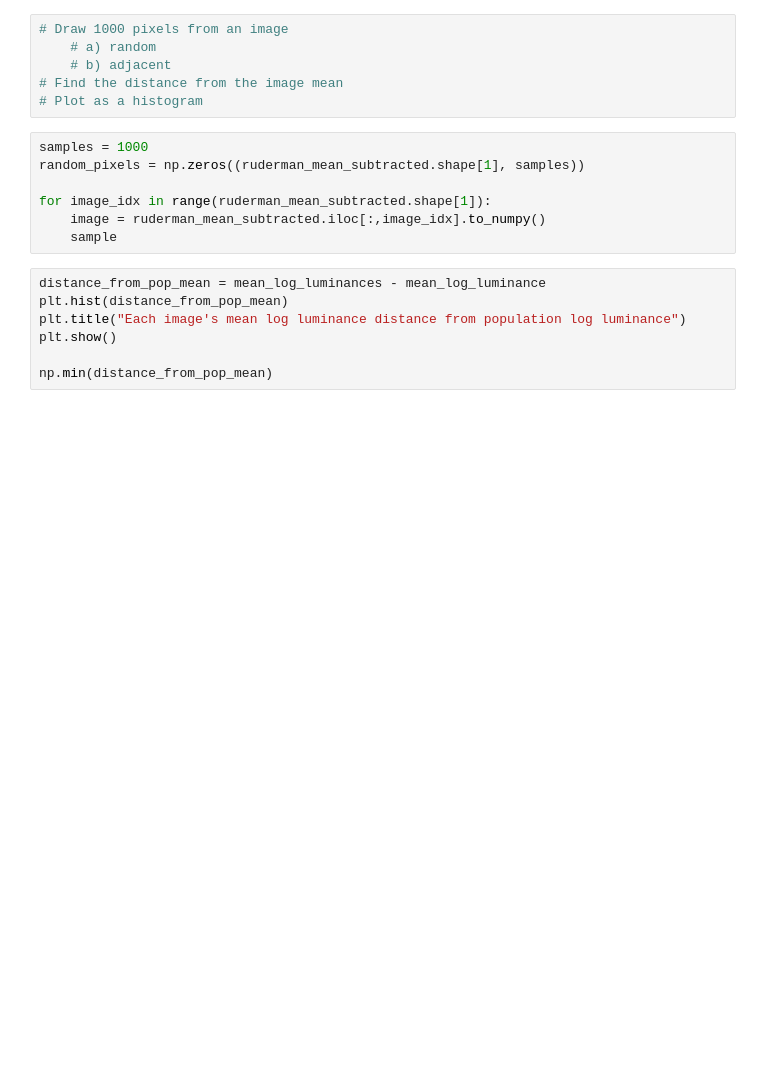
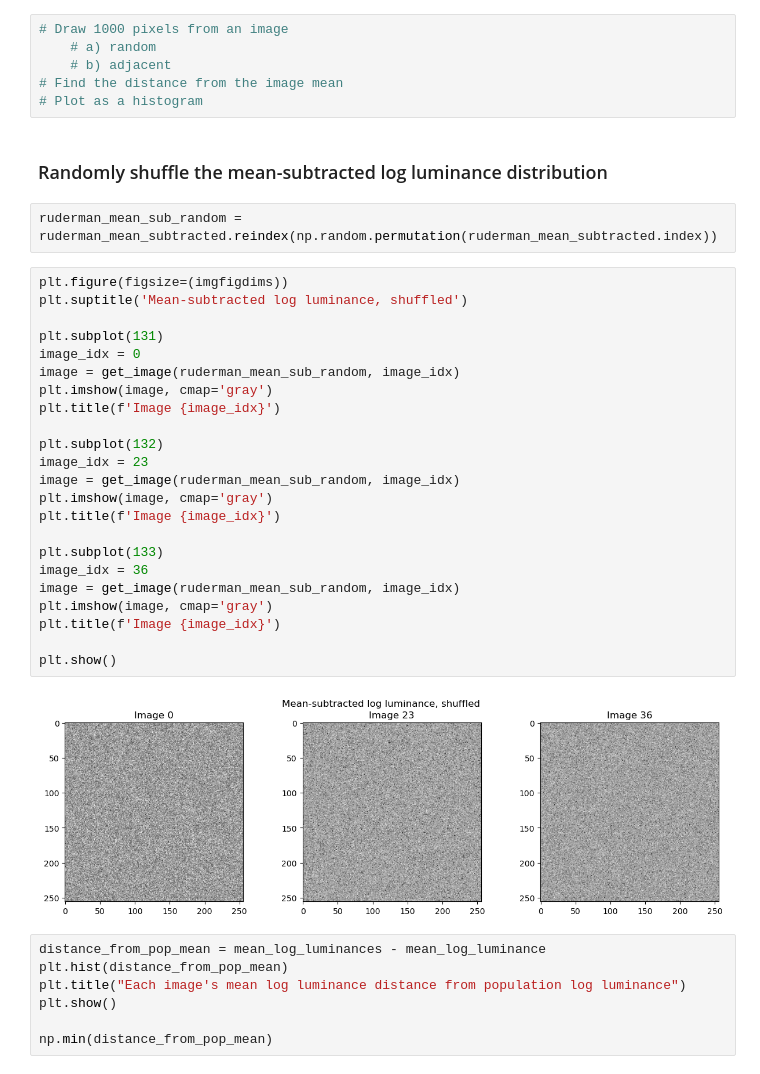
Before and after one commit to acumpelik/DSSC23, a Jupyter notebook: DSSC23-Homework5-Andrea_Cumpelik.ipynb, the cells around one changed output. Cells and saved outputs as stored; diff of their text form; blank space fills up the shorter version.

Commit message:
shuffled the mean-subtracted images

```diff
--- a/DSSC23-Homework5-Andrea_Cumpelik.ipynb
+++ b/DSSC23-Homework5-Andrea_Cumpelik.ipynb
@@ -266,13 +266,35 @@ I will test for independence by sampling a) adjacent pixels and b) randomly samp
     # b) adjacent
 # Find the distance from the image mean
 # Plot as a histogram
-# %%
-samples = 1000
-random_pixels = np.zeros((ruderman_mean_subtracted.shape[1], samples))
-
-for image_idx in range(ruderman_mean_subtracted.shape[1]):
-    image = ruderman_mean_subtracted.iloc[:,image_idx].to_numpy()
-    sample
+# %% [markdown]
+### Randomly shuffle the mean-subtracted log luminance distribution
+# %%
+ruderman_mean_sub_random = ruderman_mean_subtracted.reindex(np.random.permutation(ruderman_mean_subtracted.index))
+# %%
+plt.figure(figsize=(imgfigdims))
+plt.suptitle('Mean-subtracted log luminance, shuffled')
+
+plt.subplot(131)
+image_idx = 0
+image = get_image(ruderman_mean_sub_random, image_idx)
+plt.imshow(image, cmap='gray')
+plt.title(f'Image {image_idx}')
+
+plt.subplot(132)
+image_idx = 23
+image = get_image(ruderman_mean_sub_random, image_idx)
+plt.imshow(image, cmap='gray')
+plt.title(f'Image {image_idx}')
+
+plt.subplot(133)
+image_idx = 36
+image = get_image(ruderman_mean_sub_random, image_idx)
+plt.imshow(image, cmap='gray')
+plt.title(f'Image {image_idx}')
+
+plt.show()
+# %% [output]
+[figure, added]
 # %%
 distance_from_pop_mean = mean_log_luminances - mean_log_luminance
 plt.hist(distance_from_pop_mean)
```
